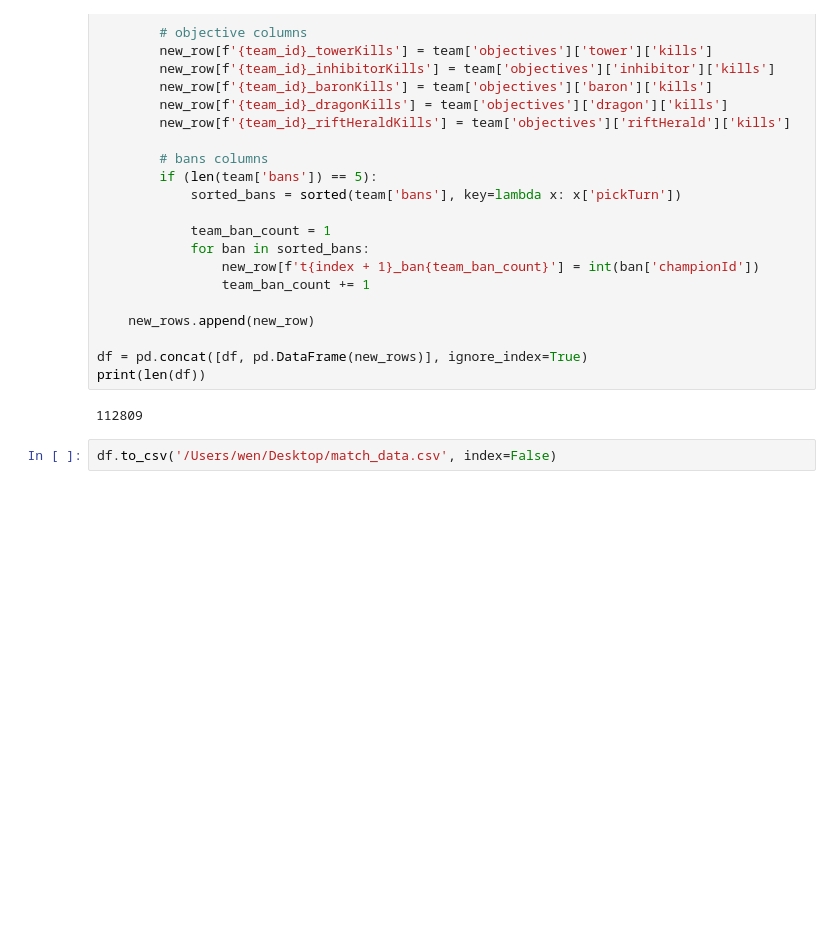
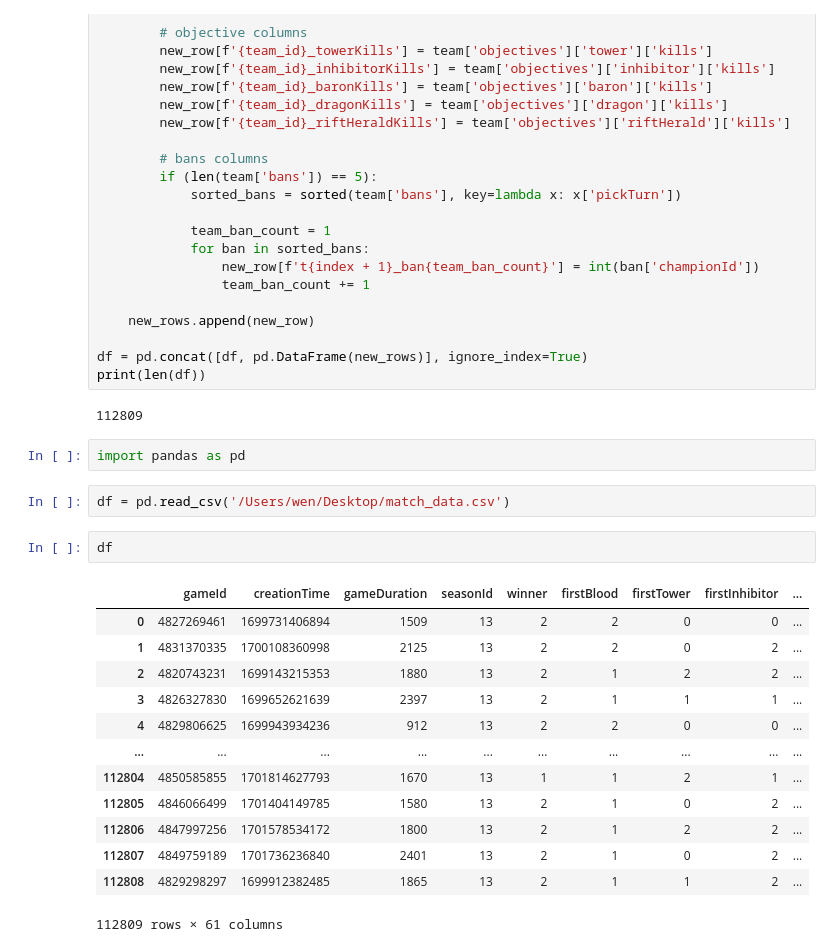
Before and after one commit to CoulsonZhang/6893BigData, a Jupyter notebook: data_fetch/generate_csv.ipynb, the cells around one changed output. Cells and saved outputs as stored; diff of their text form; blank space fills up the shorter version.

```diff
--- a/data_fetch/generate_csv.ipynb
+++ b/data_fetch/generate_csv.ipynb
@@ -1024,5 +1024,23 @@ df = pd.concat([df, pd.DataFrame(new_rows)], ignore_index=True)
 print(len(df))
 # %% [output]
 112809
+# %%
+import pandas as pd
 # %%
-df.to_csv('/Users/wen/Desktop/match_data.csv', index=False)
+df = pd.read_csv('/Users/wen/Desktop/match_data.csv')
+# %%
+df
+# %% [output]
+|  | gameId | creationTime | gameDuration | seasonId | winner | firstBlood | firstTower | firstInhibitor | ... |
+| 0 | 4827269461 | 1699731406894 | 1509 | 13 | 2 | 2 | 0 | 0 | ... |
+| 1 | 4831370335 | 1700108360998 | 2125 | 13 | 2 | 2 | 0 | 2 | ... |
+| 2 | 4820743231 | 1699143215353 | 1880 | 13 | 2 | 1 | 2 | 2 | ... |
+| 3 | 4826327830 | 1699652621639 | 2397 | 13 | 2 | 1 | 1 | 1 | ... |
+| 4 | 4829806625 | 1699943934236 | 912 | 13 | 2 | 2 | 0 | 0 | ... |
+| ... | ... | ... | ... | ... | ... | ... | ... | ... | ... |
+| 112804 | 4850585855 | 1701814627793 | 1670 | 13 | 1 | 1 | 2 | 1 | ... |
+| 112805 | 4846066499 | 1701404149785 | 1580 | 13 | 2 | 1 | 0 | 2 | ... |
+| 112806 | 4847997256 | 1701578534172 | 1800 | 13 | 2 | 1 | 2 | 2 | ... |
+| 112807 | 4849759189 | 1701736236840 | 2401 | 13 | 2 | 1 | 0 | 2 | ... |
+| 112808 | 4829298297 | 1699912382485 | 1865 | 13 | 2 | 1 | 1 | 2 | ... |
+112809 rows × 61 columns
```
Also changed, not shown: parts of 2 cells of this notebook, 1 other file.
